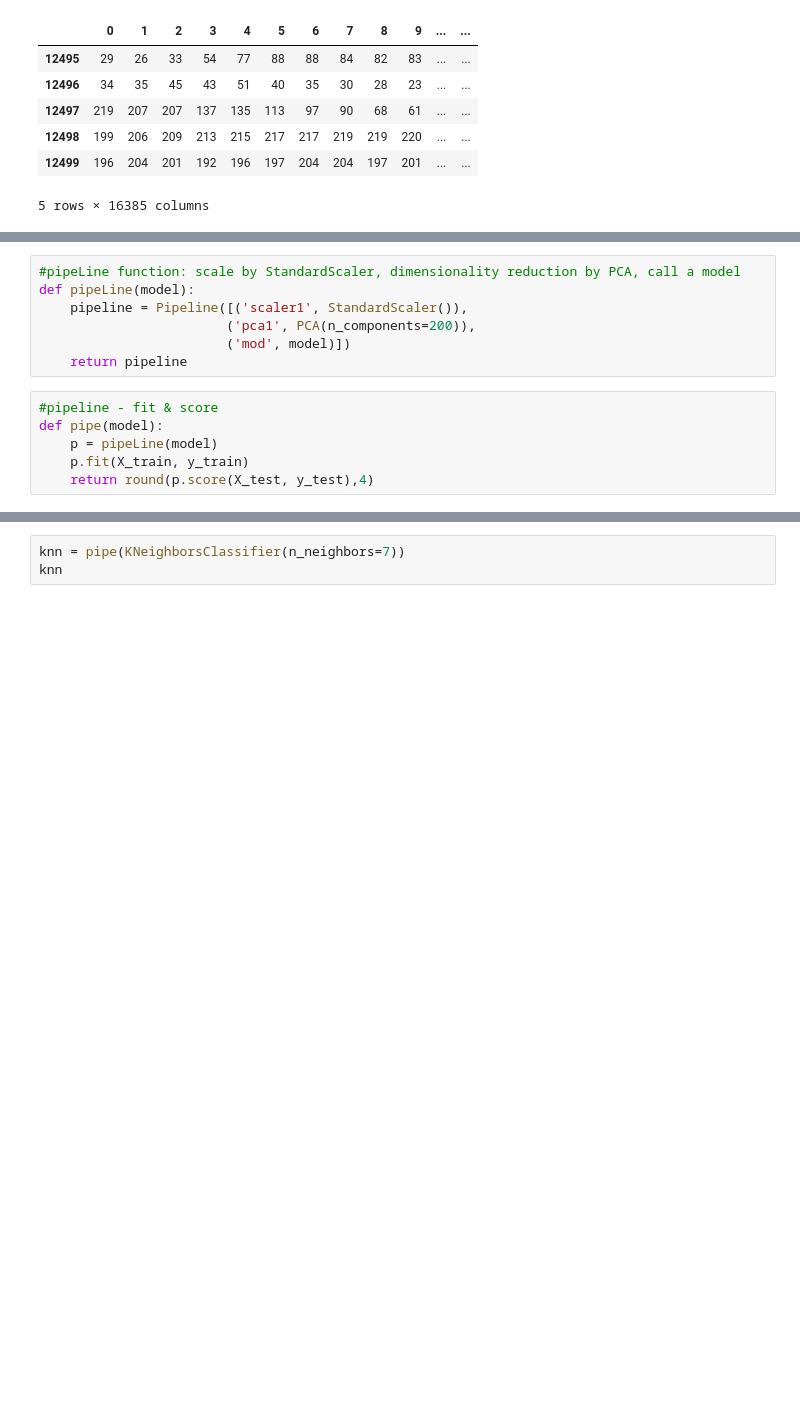
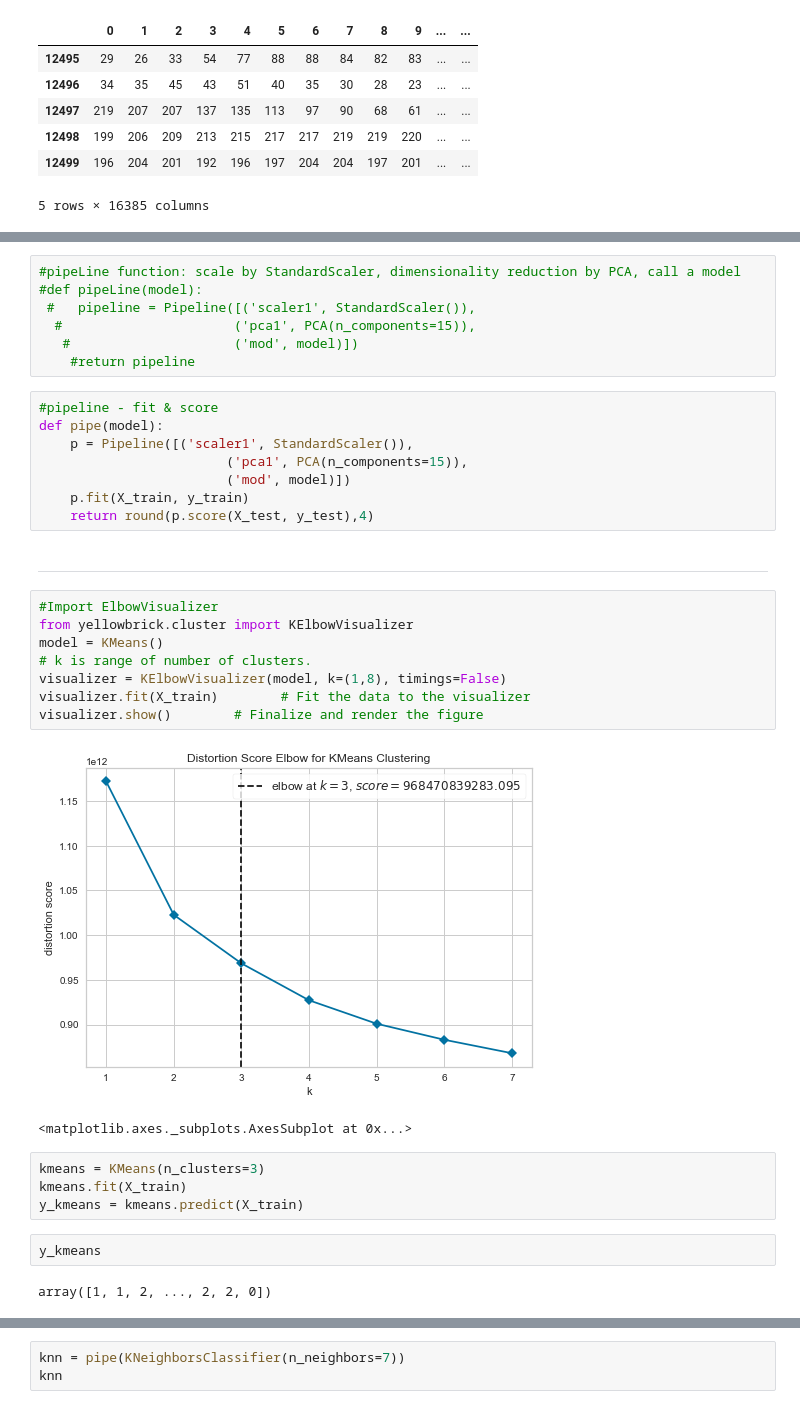
Before and after one commit to renanarimon/ML, a Jupyter notebook: cat vs dogs 2.ipynb, the cells around one changed output, grey strips where cells are left out. Saved outputs shown, nothing was run; the diff lists cells and outputs as text; blank space fills up the shorter version.

```diff
--- a/cat vs dogs 2.ipynb
+++ b/cat vs dogs 2.ipynb
@@ -165,13 +164,36 @@ for i in range(3):
 # %%
 #pipeLine function: scale by StandardScaler, dimensionality reduction by PCA, call a model
-def pipeLine(model):
-    pipeline = Pipeline([('scaler1', StandardScaler()),
-                        ('pca1', PCA(n_components=200)),
-                        ('mod', model)])
-    return pipeline
+#def pipeLine(model):
+ #   pipeline = Pipeline([('scaler1', StandardScaler()),
+  #                      ('pca1', PCA(n_components=15)),
+   #                     ('mod', model)])
+    #return pipeline
 # %%
 #pipeline - fit & score
 def pipe(model):
-    p = pipeLine(model)
+    p = Pipeline([('scaler1', StandardScaler()),
+                        ('pca1', PCA(n_components=15)),
+                        ('mod', model)])
     p.fit(X_train, y_train)
     return round(p.score(X_test, y_test),4)
+# %% [markdown]
+---------------------------------------------------------
+# %%
+#Import ElbowVisualizer
+from yellowbrick.cluster import KElbowVisualizer
+model = KMeans()
+# k is range of number of clusters.
+visualizer = KElbowVisualizer(model, k=(1,8), timings=False)
+visualizer.fit(X_train)        # Fit the data to the visualizer
+visualizer.show()        # Finalize and render the figure
+# %% [output]
+[figure, added]
+<matplotlib.axes._subplots.AxesSubplot at 0x...>
+# %%
+kmeans = KMeans(n_clusters=3)
+kmeans.fit(X_train)
+y_kmeans = kmeans.predict(X_train)
+# %%
+y_kmeans
+# %% [output]
+array([1, 1, 2, ..., 2, 2, 0])
```
Also changed, not shown: parts of 28 cells of this notebook.
